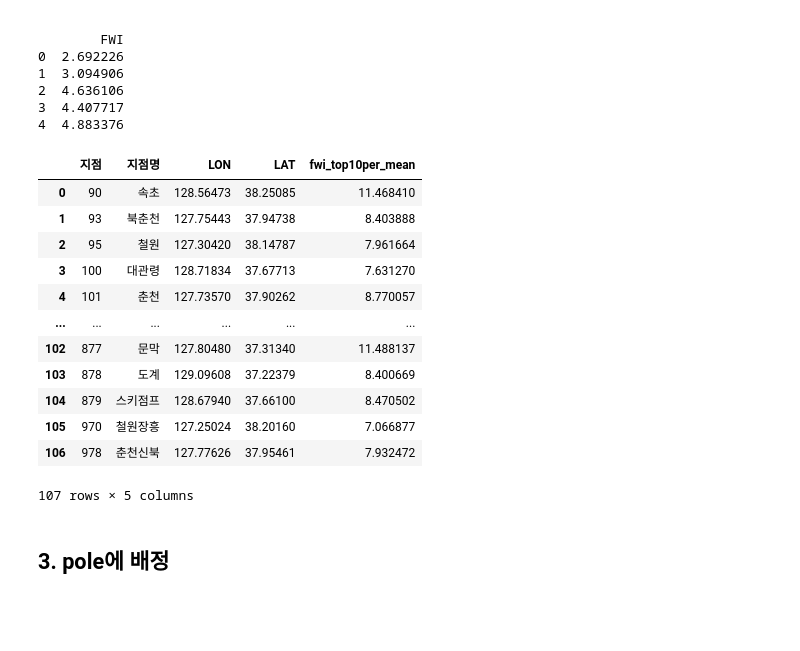
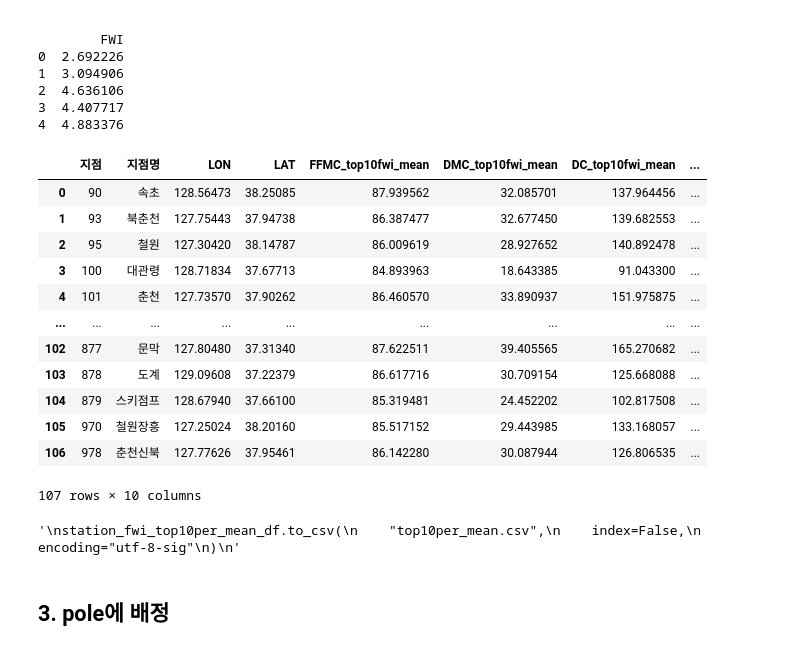
Before and after one commit to JangYunwoo/weather_DA, a Jupyter notebook: 날씨데이터_장윤우.ipynb, the cells around one changed output. Saved outputs shown, nothing was run; the diff lists cells and outputs as text; code cells hidden in the pictures; blank space fills up the shorter version.

```diff
--- a/날씨데이터_장윤우.ipynb
+++ b/날씨데이터_장윤우.ipynb
@@ -1344,48 +1344,78 @@ print(fwi_df.head())
 3  4.407717
 4  4.883376
 # %%
-# 지점별로 fwi의 상위 10%의 평균. ASOS와 AWS가 겹치면 ASOS 데이터를 사용
+# 지점별로 FWI 상위 10% 행을 기준으로 FWI, FFMC, DMC, DC, ISI, BUI 평균
+# ASOS와 AWS가 겹치면 ASOS 데이터를 사용
+
+group_cols = ["station_type", "지점", "지점명"]
+
+fwi_top10_rows_df = fwi_df[
+    fwi_df["FWI"] >= fwi_df.groupby(group_cols)["FWI"].transform(
+        lambda x: x.quantile(0.9)
+    )
+]
+
 station_fwi_by_type_df = (
-    fwi_df
-    .groupby(["station_type", "지점", "지점명"], as_index=False)
+    fwi_top10_rows_df
+    .groupby(group_cols, as_index=False)
     .agg(
         LON=("LON", "first"),
         LAT=("LAT", "first"),
-        fwi_top10per_mean=(
-            "FWI",
-            lambda x: x[x >= x.quantile(0.9)].mean()
-        )
+        fwi_top10per_mean=("FWI", "mean"),
+        FFMC_top10fwi_mean=("FFMC", "mean"),
+        DMC_top10fwi_mean=("DMC", "mean"),
+        DC_top10fwi_mean=("DC", "mean"),
+        ISI_top10fwi_mean=("ISI", "mean"),
+        BUI_top10fwi_mean=("BUI", "mean"),
     )
 )
 
 station_fwi_top10per_mean_df = (
     station_fwi_by_type_df
     .assign(
         priority=lambda df: df["station_type"].map(
             {"ASOS": 0, "AWS": 1}
         )
     )
     .sort_values(["지점", "priority"])
     .drop_duplicates(subset="지점", keep="first")
-    [["지점", "지점명", "LON", "LAT", "fwi_top10per_mean"]]
+    [[
+        "지점", "지점명", "LON", "LAT",
+        "FFMC_top10fwi_mean",
+        "DMC_top10fwi_mean",
+        "DC_top10fwi_mean",
+        "ISI_top10fwi_mean",
+        "BUI_top10fwi_mean",
+        "fwi_top10per_mean",
+    ]]
     .reset_index(drop=True)
 )
 
 station_fwi_top10per_mean_df
 # %% [output]
-|  | 지점 | 지점명 | LON | LAT | fwi_top10per_mean |
-| 0 | 90 | 속초 | 128.56473 | 38.25085 | 11.468410 |
-| 1 | 93 | 북춘천 | 127.75443 | 37.94738 | 8.403888 |
-| 2 | 95 | 철원 | 127.30420 | 38.14787 | 7.961664 |
-| 3 | 100 | 대관령 | 128.71834 | 37.67713 | 7.631270 |
-| 4 | 101 | 춘천 | 127.73570 | 37.90262 | 8.770057 |
-| ... | ... | ... | ... | ... | ... |
-| 102 | 877 | 문막 | 127.80480 | 37.31340 | 11.488137 |
-| 103 | 878 | 도계 | 129.09608 | 37.22379 | 8.400669 |
-| 104 | 879 | 스키점프 | 128.67940 | 37.66100 | 8.470502 |
-| 105 | 970 | 철원장흥 | 127.25024 | 38.20160 | 7.066877 |
-| 106 | 978 | 춘천신북 | 127.77626 | 37.95461 | 7.932472 |
+|  | 지점 | 지점명 | LON | LAT | FFMC_top10fwi_mean | DMC_top10fwi_mean | DC_top10fwi_mean | ... |
+| 0 | 90 | 속초 | 128.56473 | 38.25085 | 87.939562 | 32.085701 | 137.964456 | ... |
+| 1 | 93 | 북춘천 | 127.75443 | 37.94738 | 86.387477 | 32.677450 | 139.682553 | ... |
+| 2 | 95 | 철원 | 127.30420 | 38.14787 | 86.009619 | 28.927652 | 140.892478 | ... |
+| 3 | 100 | 대관령 | 128.71834 | 37.67713 | 84.893963 | 18.643385 | 91.043300 | ... |
+| 4 | 101 | 춘천 | 127.73570 | 37.90262 | 86.460570 | 33.890937 | 151.975875 | ... |
+| ... | ... | ... | ... | ... | ... | ... | ... | ... |
+| 102 | 877 | 문막 | 127.80480 | 37.31340 | 87.622511 | 39.405565 | 165.270682 | ... |
+| 103 | 878 | 도계 | 129.09608 | 37.22379 | 86.617716 | 30.709154 | 125.668088 | ... |
+| 104 | 879 | 스키점프 | 128.67940 | 37.66100 | 85.319481 | 24.452202 | 102.817508 | ... |
+| 105 | 970 | 철원장흥 | 127.25024 | 38.20160 | 85.517152 | 29.443985 | 133.168057 | ... |
+| 106 | 978 | 춘천신북 | 127.77626 | 37.95461 | 86.142280 | 30.087944 | 126.806535 | ... |
-107 rows × 5 columns
+107 rows × 10 columns
+# %%
+'''
+station_fwi_top10per_mean_df.to_csv(
+    "top10per_mean.csv",
+    index=False,
+    encoding="utf-8-sig"
+)
+'''
+# %% [output]
+'\nstation_fwi_top10per_mean_df.to_csv(\n    "top10per_mean.csv",\n    index=False,\n    encoding="utf-8-sig"\n)\n'
 # %% [markdown]
 ## 3. pole에 배정
 # %%
```
